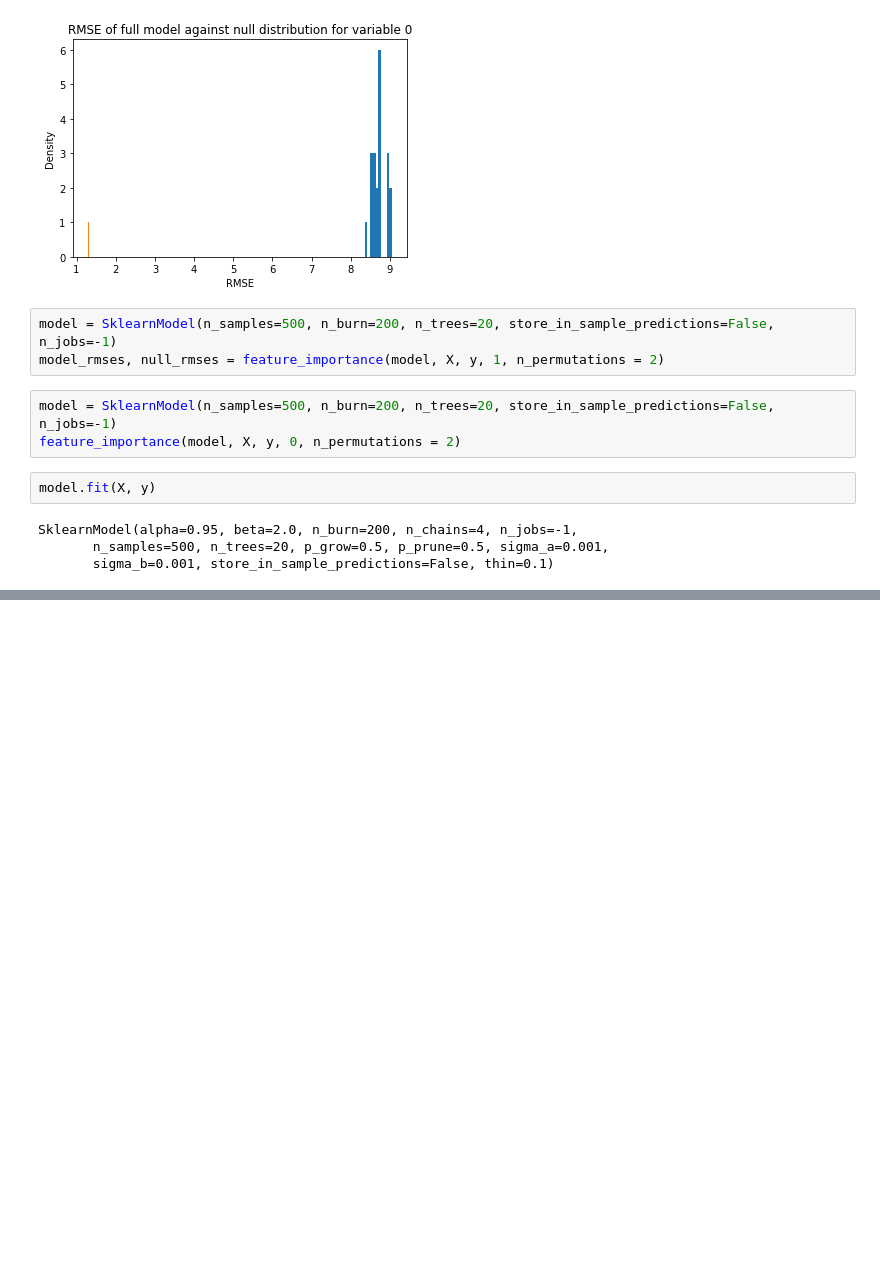
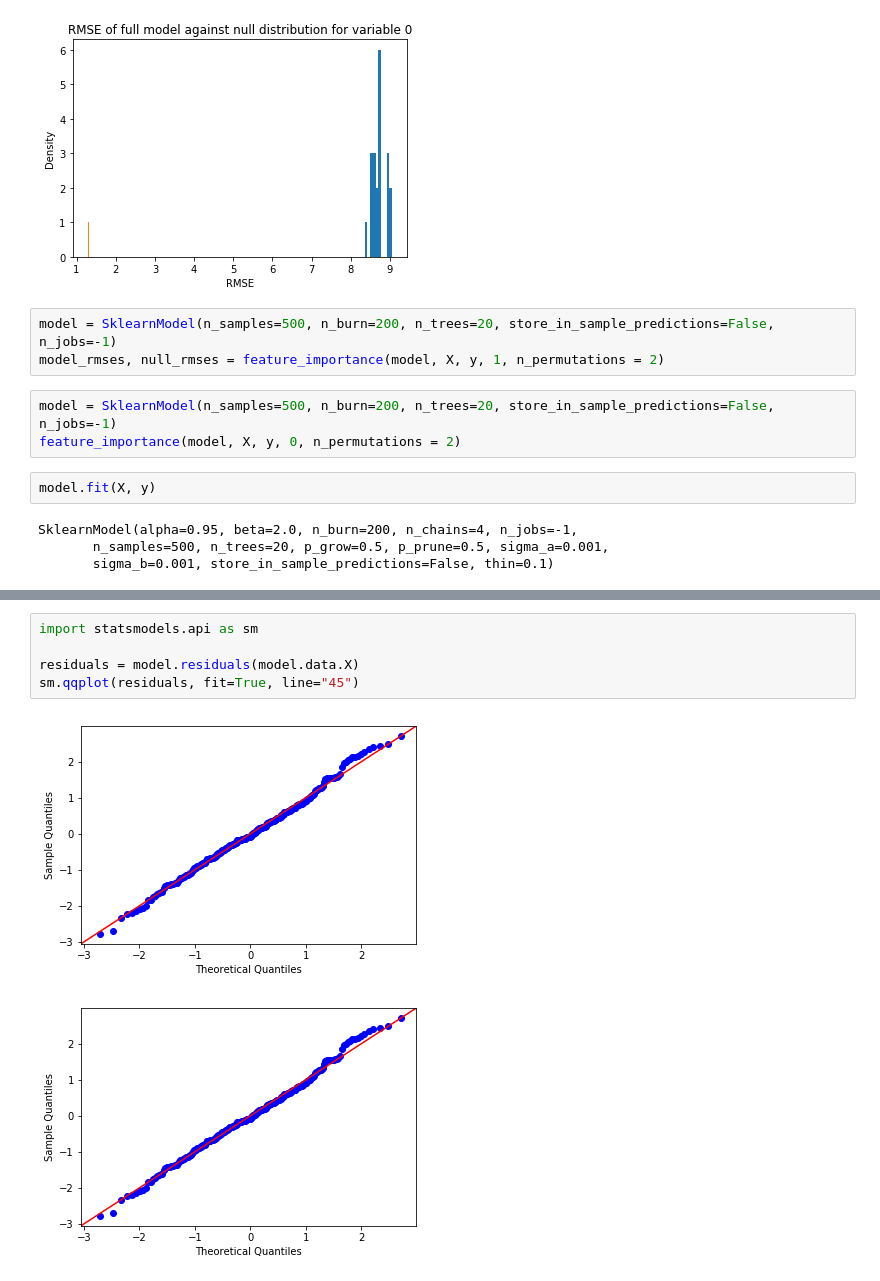
Before and after one commit to JakeColtman/bartpy, a Jupyter notebook: examples/Feature Selection.ipynb, the cells around one changed output, grey strips where cells are left out. Drawn from its saved outputs; the diff is of its cells as text; blank space fills up the shorter version.

```diff
--- a/examples/Feature Selection.ipynb
+++ b/examples/Feature Selection.ipynb
@@ -137,0 +190,8 @@ SklearnModel(alpha=0.95, beta=2.0, n_burn=200, n_chains=4, n_jobs=-1,
+# %%
+import statsmodels.api as sm
+
+residuals = model.residuals(model.data.X)
+sm.qqplot(residuals, fit=True, line="45")
+# %% [output]
+[figure, added]
+[figure, added]
```
Also changed, not shown: parts of 6 cells of this notebook, 2 other files.
